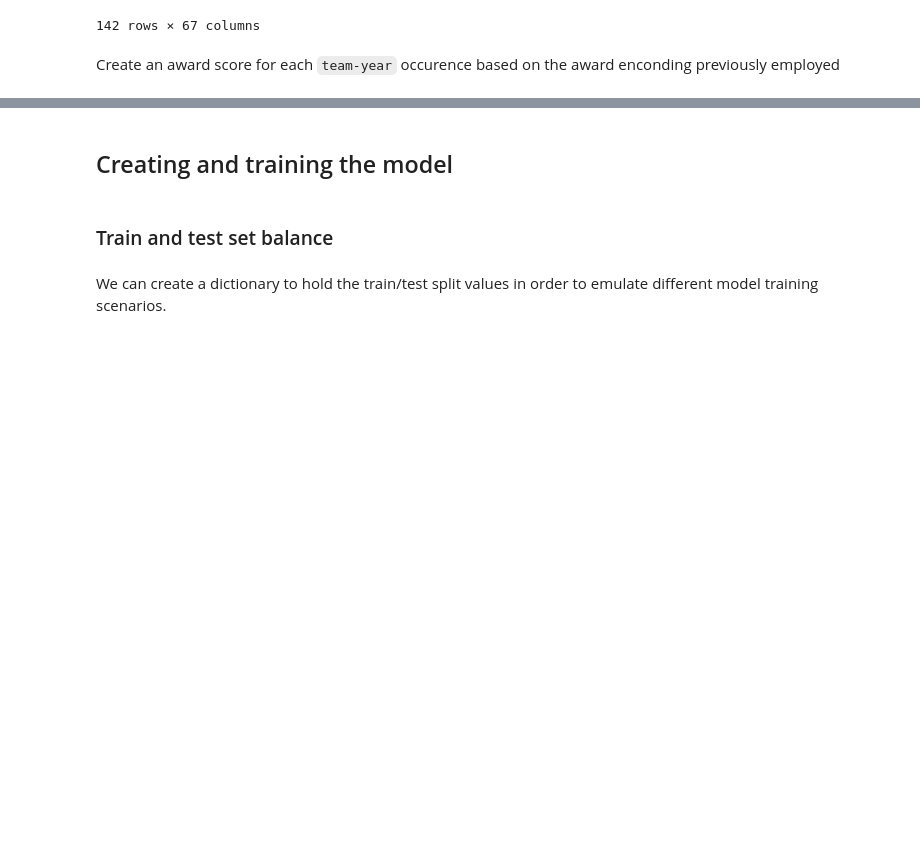
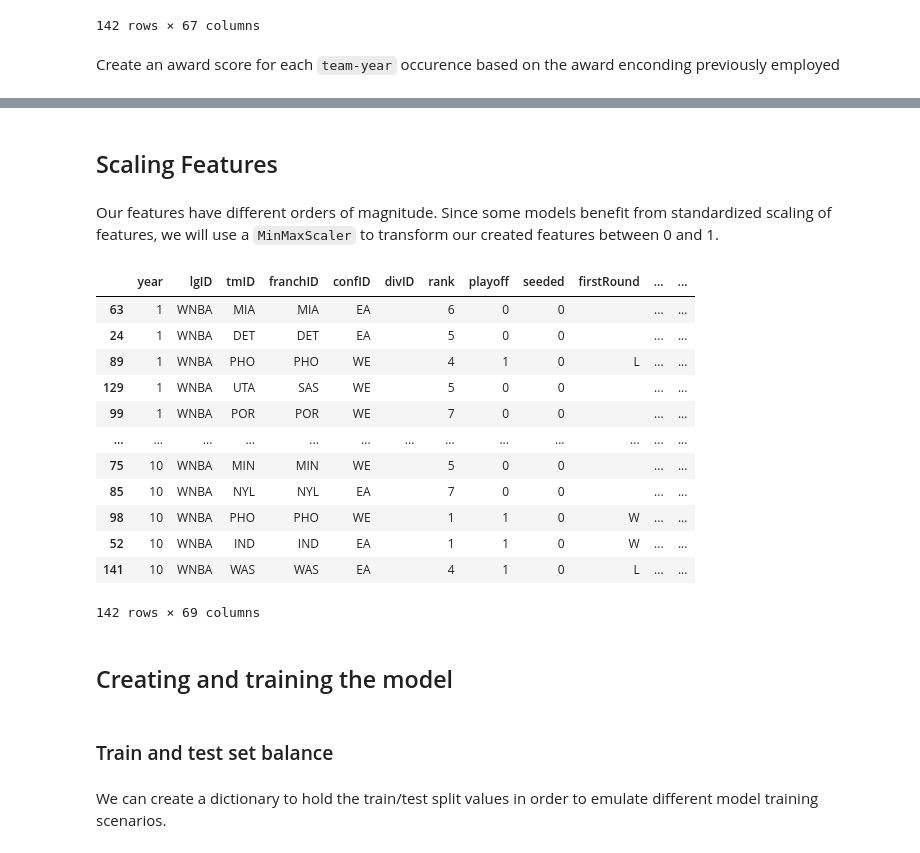
Before and after one commit to toni-santos/ac-2023, a Jupyter notebook: main.ipynb, the cells around one changed output, grey strips where cells are left out. Saved outputs shown, nothing was run; the diff lists cells and outputs as text; code cells hidden in the pictures; blank space fills up the shorter version.

```diff
--- a/main.ipynb
+++ b/main.ipynb
@@ -642,3 +712,32 @@ df
+# %% [markdown]
+## Scaling Features
+# %% [markdown]
+Our features have different orders of magnitude. Since some models benefit from standardized scaling of features, we will use a `MinMaxScaler` to transform our created features between 0 and 1.
+# %%
+from sklearn.preprocessing import MinMaxScaler
+
+feature_cols = ["def_metric_game_score", "metric_game_score", "off_metric_game_score", "eFG%", "FTA_rate", "award_score", "player_retention"]
+
+scaled_df = df[feature_cols]
+scaler = MinMaxScaler()
+scaled_df = pd.DataFrame(scaler.fit_transform(scaled_df), index=scaled_df.index, columns=scaled_df.columns)
+for col in feature_cols:
+    df[col] = scaled_df[col]
+df
+# %% [output]
+|  | year | lgID | tmID | franchID | confID | divID | rank | playoff | seeded | firstRound | ... | ... |
+| 63 | 1 | WNBA | MIA | MIA | EA |  | 6 | 0 | 0 |  | ... | ... |
+| 24 | 1 | WNBA | DET | DET | EA |  | 5 | 0 | 0 |  | ... | ... |
+| 89 | 1 | WNBA | PHO | PHO | WE |  | 4 | 1 | 0 | L | ... | ... |
+| 129 | 1 | WNBA | UTA | SAS | WE |  | 5 | 0 | 0 |  | ... | ... |
+| 99 | 1 | WNBA | POR | POR | WE |  | 7 | 0 | 0 |  | ... | ... |
+| ... | ... | ... | ... | ... | ... | ... | ... | ... | ... | ... | ... | ... |
+| 75 | 10 | WNBA | MIN | MIN | WE |  | 5 | 0 | 0 |  | ... | ... |
+| 85 | 10 | WNBA | NYL | NYL | EA |  | 7 | 0 | 0 |  | ... | ... |
+| 98 | 10 | WNBA | PHO | PHO | WE |  | 1 | 1 | 0 | W | ... | ... |
+| 52 | 10 | WNBA | IND | IND | EA |  | 1 | 1 | 0 | W | ... | ... |
+| 141 | 10 | WNBA | WAS | WAS | EA |  | 4 | 1 | 0 | L | ... | ... |
+142 rows × 69 columns
 # %% [markdown]
 ## Creating and training the model
 # %%
```
Also changed, not shown: parts of 16 cells of this notebook.
